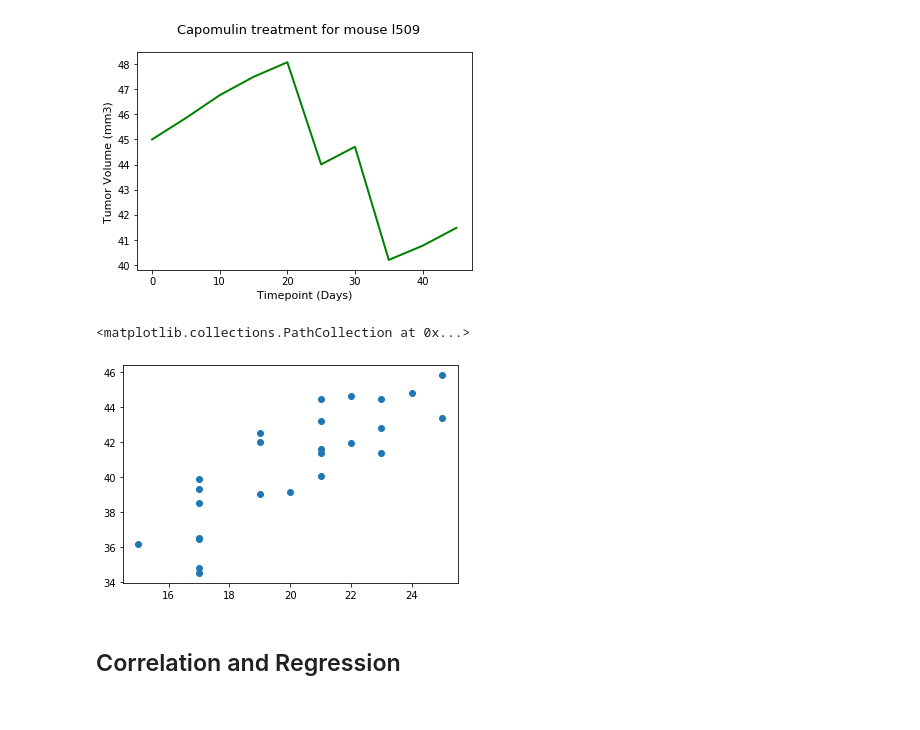
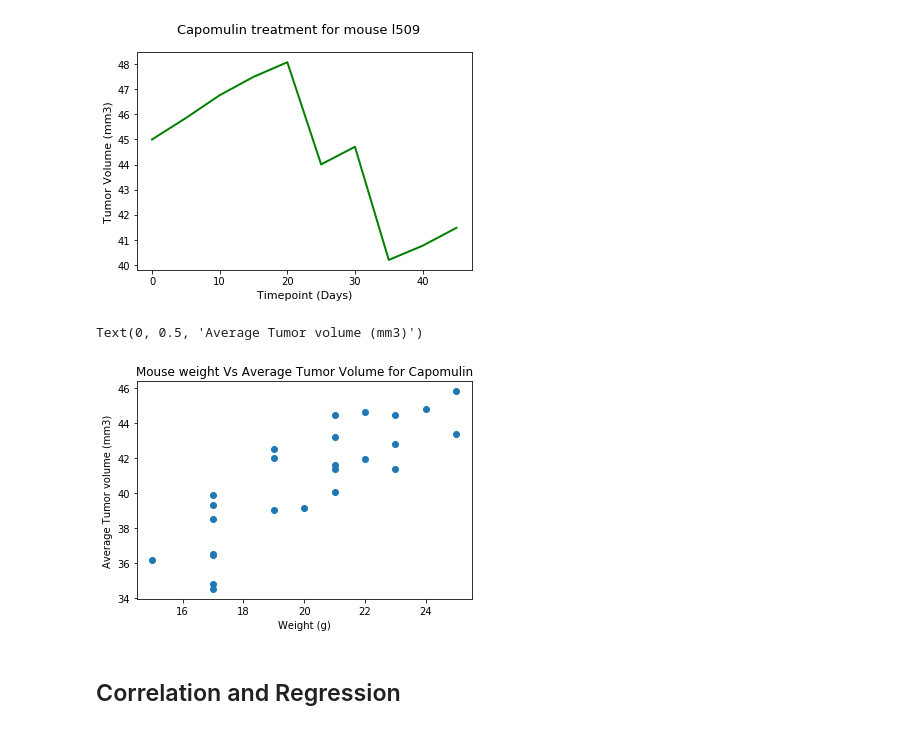
Before and after one commit to spunase/matplotlib-challenge, a Jupyter notebook: Pymaceuticals/pymaceuticals_starter.ipynb, the cells around one changed output. Cells and saved outputs as stored; diff of their text form; code cells hidden in the pictures.

```diff
--- a/Pymaceuticals/pymaceuticals_starter.ipynb
+++ b/Pymaceuticals/pymaceuticals_starter.ipynb
@@ -259,27 +264,28 @@ plt.show()
 # %%
 # Generate a scatter plot of mouse weight versus average tumor volume for the Capomulin regimen
 # Group by Drug Regimen and Mouse ID to compute mean of Tumor Volume
 scatter_plot = clean_mice_df.groupby(["Drug Regimen","Mouse ID"])["Tumor Volume (mm3)"].mean()
 
 # Create a data frame
 scatter_plot_df = pd.DataFrame(scatter_plot)
 
 # Add the weight column to the data frame
 scatter_plot_df["Weight (g)"]=clean_mice_df.groupby(["Drug Regimen","Mouse ID"])["Weight (g)"].mean()
 
 # Reset the index so we can use the columns in the plot
 scatter_plot_df = scatter_plot_df.reset_index()
-scatter_plot_df
 
 # Slice the data to retain rows for only the Capomulin drug regimen
 scatter_plot_final_df = scatter_plot_df.loc[scatter_plot_df["Drug Regimen"]=="Capomulin",["Tumor Volume (mm3)","Weight (g)"]]
 plt.scatter(scatter_plot_final_df["Weight (g)"],scatter_plot_final_df["Tumor Volume (mm3)"], marker="o")
-plt.title()
+
+# Add the title and labels to the x and y axis
+plt.title("Mouse weight Vs Average Tumor Volume for Capomulin")
 plt.xlabel("Weight (g)")
 plt.ylabel("Average Tumor volume (mm3)")
 # %% [output]
-<matplotlib.collections.PathCollection at 0x...>
+Text(0, 0.5, 'Average Tumor volume (mm3)')
-[figure, old version]
+[figure, new version]
 # %% [markdown]
 ## Correlation and Regression
 # %%
```
Also changed, not shown: parts of 1 cell of this notebook.
